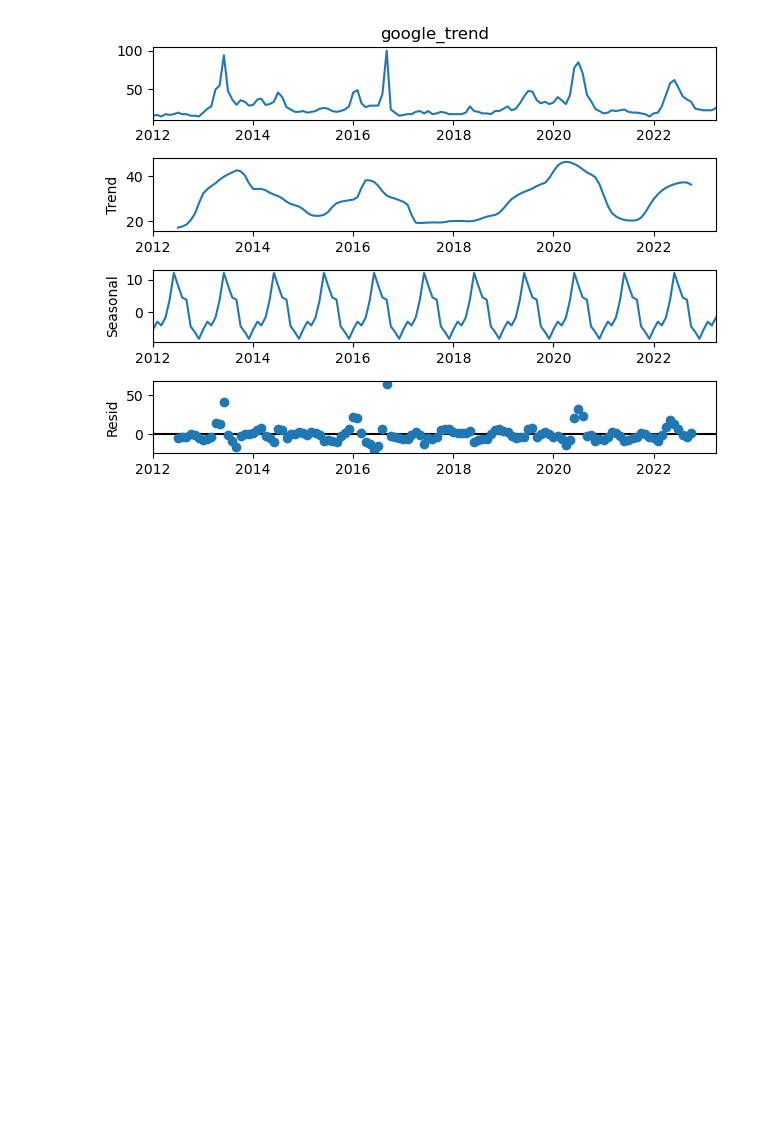
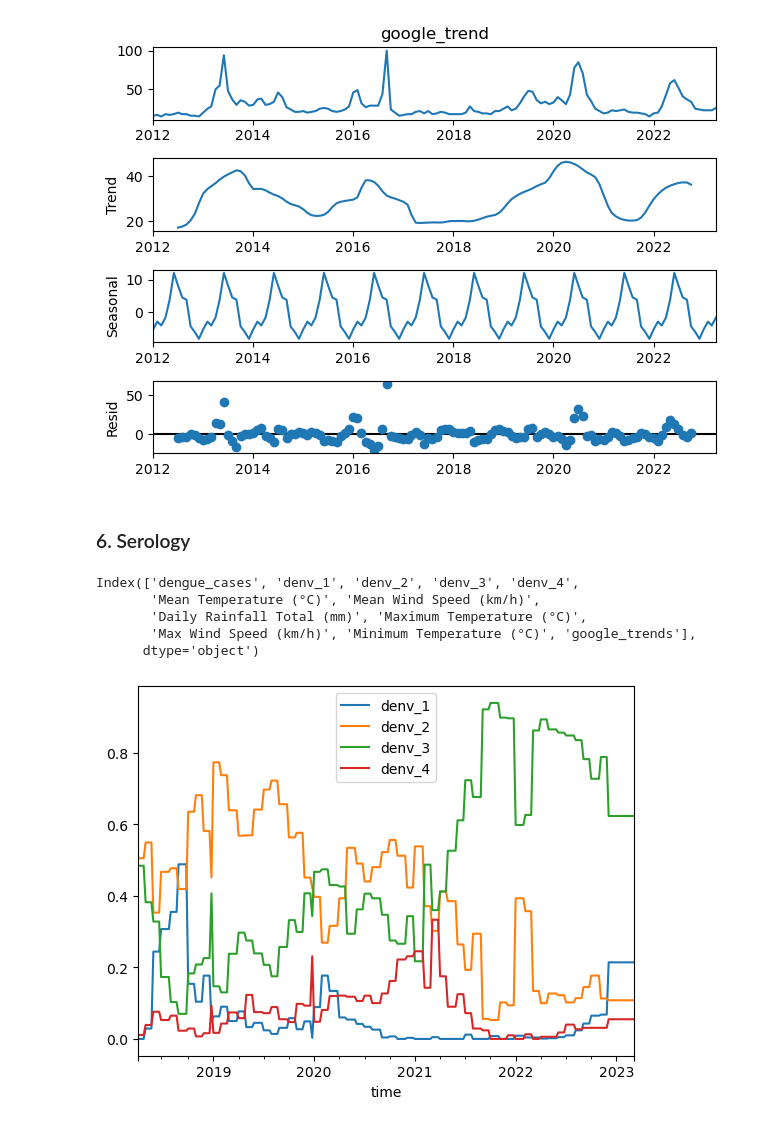
Before and after one commit to sherenaLIM/Predictive-Model-for-Dengue-Forked, a Jupyter notebook: code/EDA_Serology_GoogleTrends.ipynb, the cells around one changed output. Saved outputs shown, nothing was run; the diff lists cells and outputs as text; code cells hidden in the pictures; blank space fills up the shorter version.

Commit message:
Update serology analysis

```diff
--- a/code/EDA_Serology_GoogleTrends.ipynb
+++ b/code/EDA_Serology_GoogleTrends.ipynb
@@ -164,3 +164,19 @@ result.plot()
 plt.show()
 # %% [output]
 [figure]
+# %% [markdown]
+### 6. Serology
+# %%
+df.columns
+# %% [output]
+Index(['dengue_cases', 'denv_1', 'denv_2', 'denv_3', 'denv_4',
+       'Mean Temperature (°C)', 'Mean Wind Speed (km/h)',
+       'Daily Rainfall Total (mm)', 'Maximum Temperature (°C)',
+       'Max Wind Speed (km/h)', 'Minimum Temperature (°C)', 'google_trends'],
+      dtype='object')
+# %%
+serology = df[['denv_1', 'denv_2', 'denv_3', 'denv_4']]
+serology.plot()
+plt.show()
+# %% [output]
+[figure, added]
```
Also changed, not shown: parts of 5 cells of this notebook.
